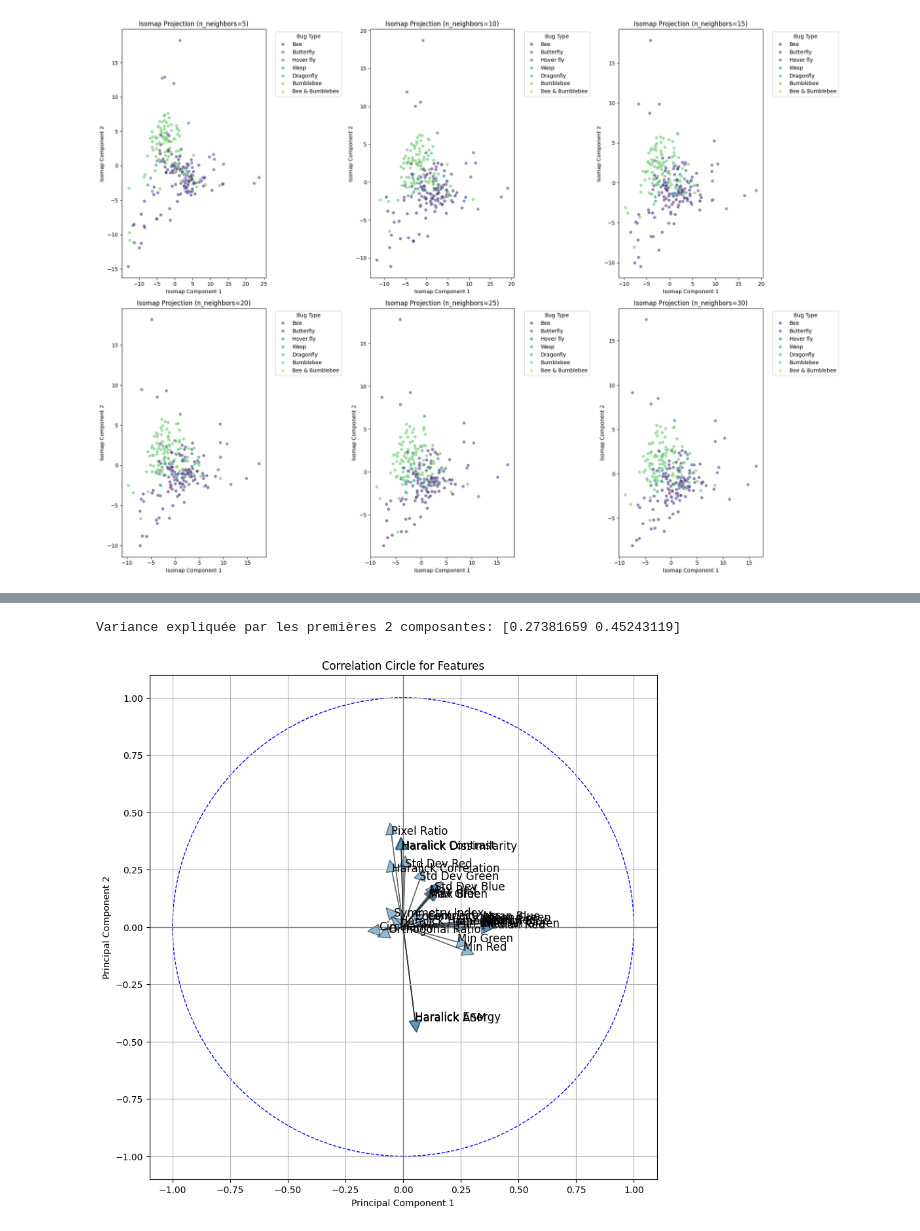
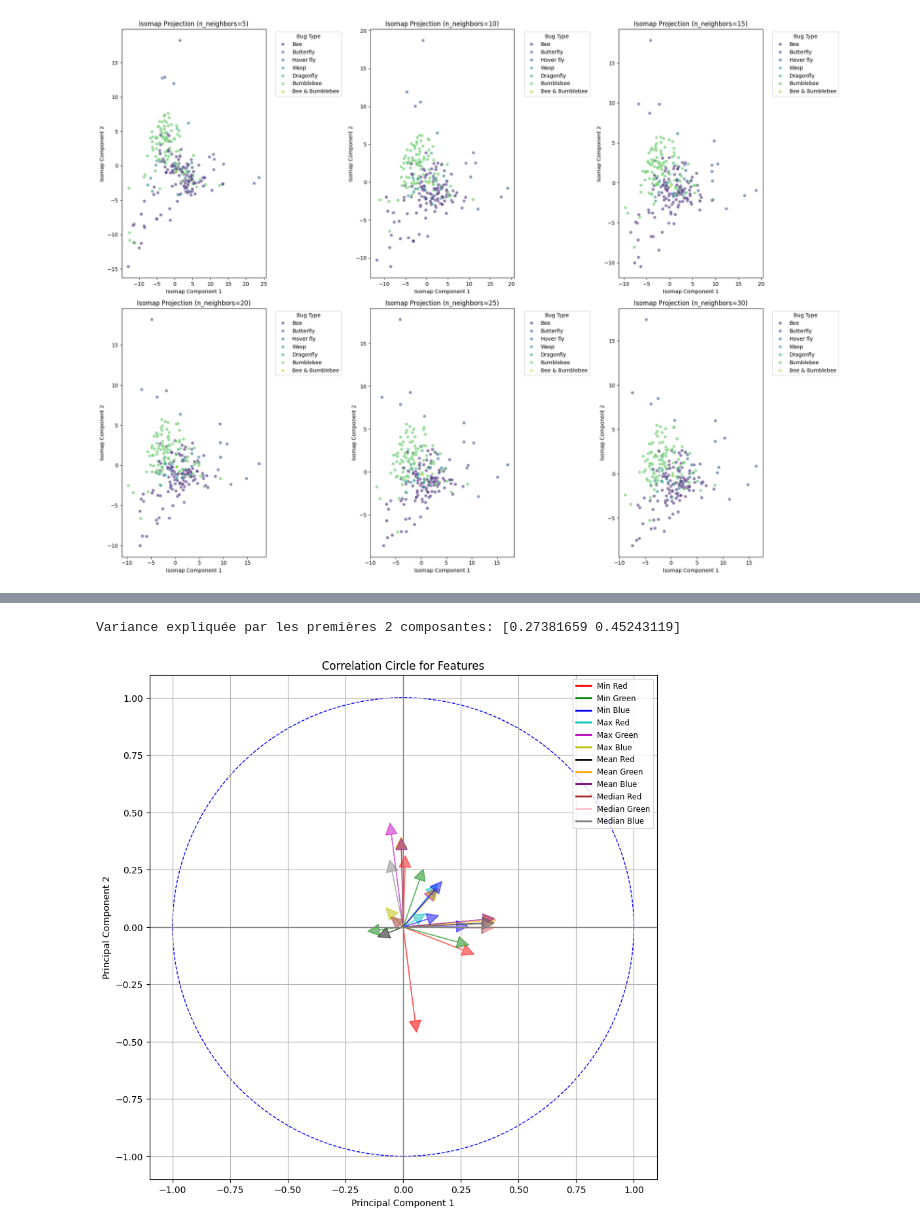
Before and after one commit to julientournier6/dataetia, a Jupyter notebook: data_visualization/vizualisations_finales.ipynb, the cells around one changed output, grey strips where cells are left out. Drawn from its saved outputs; the diff is of its cells as text; code cells hidden in the pictures.

```diff
--- a/data_visualization/vizualisations_finales.ipynb
+++ b/data_visualization/vizualisations_finales.ipynb
@@ -273,33 +273,41 @@ principal_components = pca.fit_transform(features_scaled)
 pca_df = pd.DataFrame(data=principal_components, columns=['Principal Component 1', 'Principal Component 2'])
 pca_df['Bug Type'] = labels
 
 # Calculer la variance expliquée
 explained_variance = pca.explained_variance_ratio_
 print(f"Variance expliquée par les premières 2 composantes: {explained_variance.cumsum()}")
 
 # Cercle de corrélation pour les variables continues
 components = pca.components_
 
 plt.figure(figsize=(10, 10))
 
+# Définir les couleurs pour les flèches
+colors = ['r', 'g', 'b', 'c', 'm', 'y', 'k', 'orange', 'purple', 'brown', 'pink', 'grey']
+feature_names = features.columns
+
 # Plot des flèches
 for i, (x, y) in enumerate(zip(components[0], components[1])):
-    plt.arrow(0, 0, x, y, alpha=0.5, head_width=0.05, head_length=0.05)
-    plt.text(x, y, features.columns[i], fontsize=12)
+    plt.arrow(0, 0, x, y, alpha=0.5, color=colors[i % len(colors)], head_width=0.05, head_length=0.05)
 
 # Cercle
 circle = plt.Circle((0, 0), 1, facecolor='none', edgecolor='b', linestyle='--')
 plt.gca().add_artist(circle)
+
+# Légende pour les couleurs des flèches
+handles = [plt.Line2D([0, 0.1], [0, 0.1], color=color, lw=2) for color in colors[:len(feature_names)]]
+labels = feature_names
+plt.legend(handles, labels, loc='best', fontsize='small')
 
 plt.xlim(-1.1, 1.1)
 plt.ylim(-1.1, 1.1)
 plt.axhline(0, color='grey', lw=1)
 plt.axvline(0, color='grey', lw=1)
 plt.xlabel('Principal Component 1')
 plt.ylabel('Principal Component 2')
 plt.title('Correlation Circle for Features')
 plt.grid()
 plt.show()
 # %% [output]
 Variance expliquée par les premières 2 composantes: [0.27381659 0.45243119]
-[figure, old version]
+[figure, new version]
```
Also changed, not shown: parts of 3 cells of this notebook.
